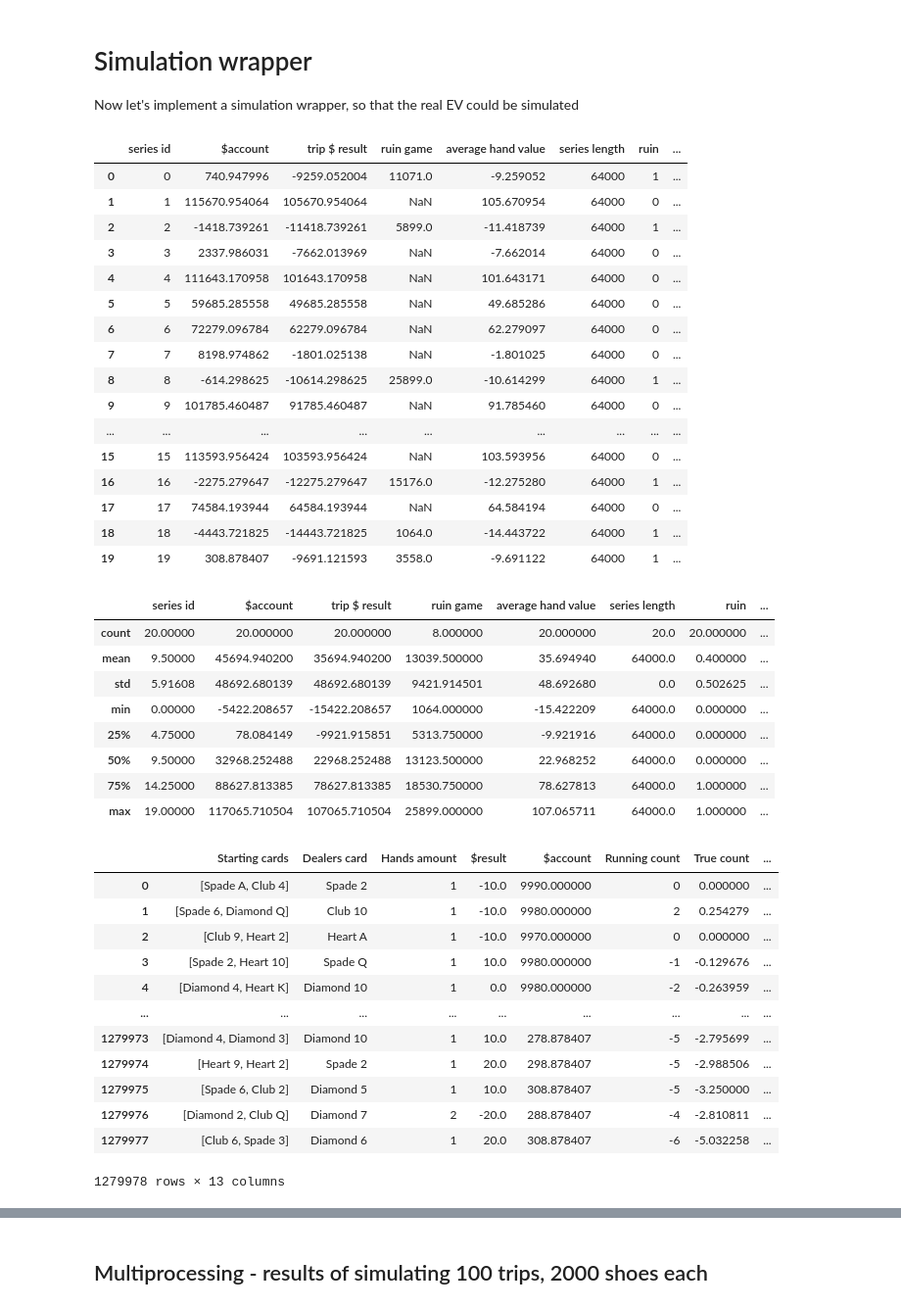
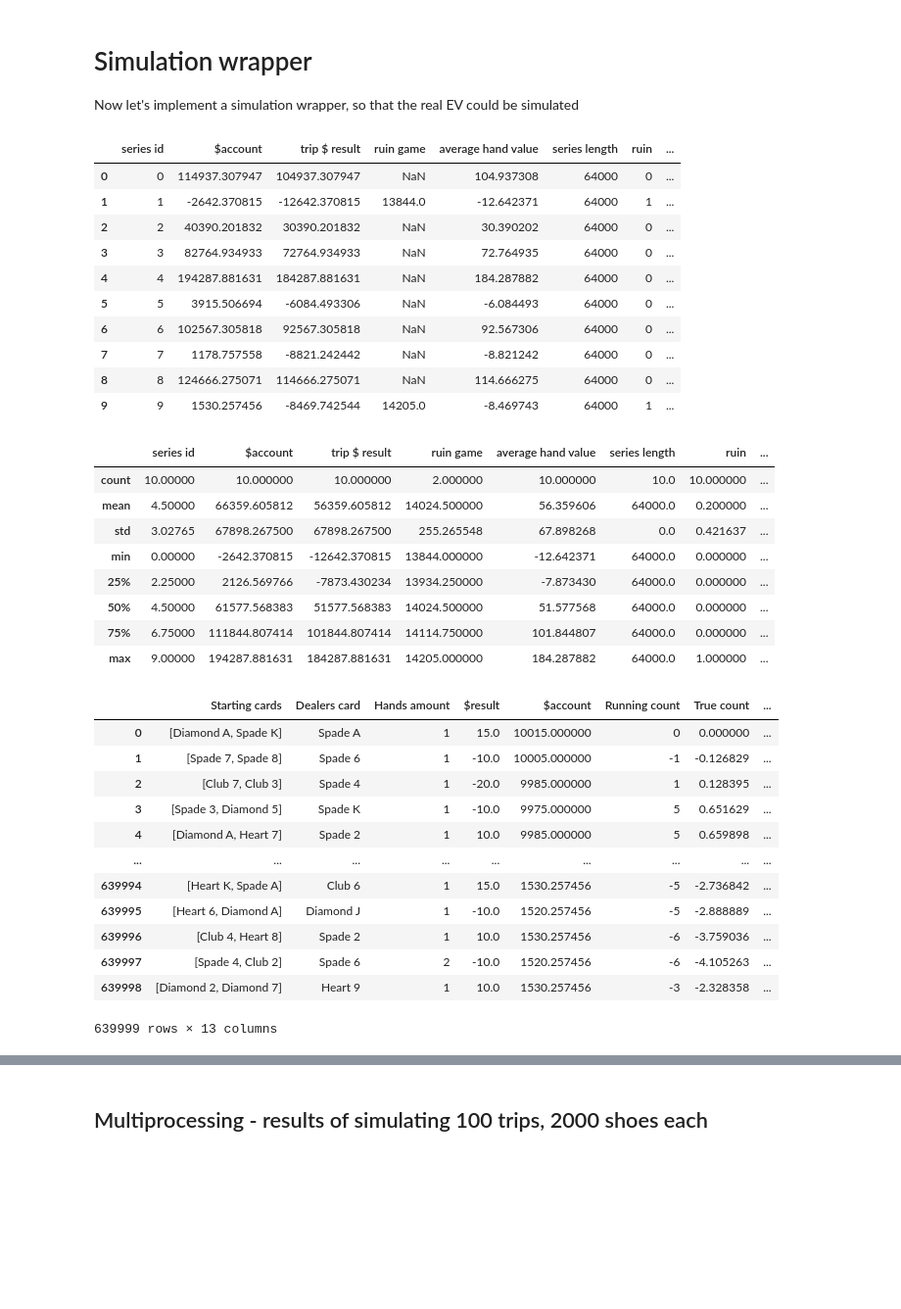
Before and after one commit to tomo-lord/BlackJack, a Jupyter notebook: BlackJack simulator.ipynb, the cells around one changed output, grey strips where cells are left out. Shown at 98% size. Saved outputs shown, nothing was run; the diff lists cells and outputs as text; code cells hidden in the pictures; blank space fills up the shorter version.

```diff
--- a/BlackJack simulator.ipynb
+++ b/BlackJack simulator.ipynb
@@ -258,61 +246,55 @@ Now let's implement a simulation wrapper, so that the real EV could be simulated
 from simulation_wrapper import BJ_simulation_wrapper
 # %%
 metadata, df = BJ_simulation_wrapper(
-        trips = 20,
+        trips = 10,
         starting_bankroll = 10000,
         min_table_bet=10,
         games_per_trip=1000,
         max_table_bet= 500,
         shoe_size=8,
         games_per_deck=8,
         decision_engine='kelly_and_exceptions')
 metadata
 # %% [output]
 |  | series id | $account | trip $ result | ruin game | average hand value | series length | ruin | ... |
-| 0 | 0 | 740.947996 | -9259.052004 | 11071.0 | -9.259052 | 64000 | 1 | ... |
-| 1 | 1 | 115670.954064 | 105670.954064 | NaN | 105.670954 | 64000 | 0 | ... |
-| 2 | 2 | -1418.739261 | -11418.739261 | 5899.0 | -11.418739 | 64000 | 1 | ... |
-| 3 | 3 | 2337.986031 | -7662.013969 | NaN | -7.662014 | 64000 | 0 | ... |
-| 4 | 4 | 111643.170958 | 101643.170958 | NaN | 101.643171 | 64000 | 0 | ... |
-| 5 | 5 | 59685.285558 | 49685.285558 | NaN | 49.685286 | 64000 | 0 | ... |
-| 6 | 6 | 72279.096784 | 62279.096784 | NaN | 62.279097 | 64000 | 0 | ... |
-| 7 | 7 | 8198.974862 | -1801.025138 | NaN | -1.801025 | 64000 | 0 | ... |
-| 8 | 8 | -614.298625 | -10614.298625 | 25899.0 | -10.614299 | 64000 | 1 | ... |
-| 9 | 9 | 101785.460487 | 91785.460487 | NaN | 91.785460 | 64000 | 0 | ... |
-| ... | ... | ... | ... | ... | ... | ... | ... | ... |
-| 15 | 15 | 113593.956424 | 103593.956424 | NaN | 103.593956 | 64000 | 0 | ... |
-| 16 | 16 | -2275.279647 | -12275.279647 | 15176.0 | -12.275280 | 64000 | 1 | ... |
-| 17 | 17 | 74584.193944 | 64584.193944 | NaN | 64.584194 | 64000 | 0 | ... |
-| 18 | 18 | -4443.721825 | -14443.721825 | 1064.0 | -14.443722 | 64000 | 1 | ... |
-| 19 | 19 | 308.878407 | -9691.121593 | 3558.0 | -9.691122 | 64000 | 1 | ... |
+| 0 | 0 | 114937.307947 | 104937.307947 | NaN | 104.937308 | 64000 | 0 | ... |
+| 1 | 1 | -2642.370815 | -12642.370815 | 13844.0 | -12.642371 | 64000 | 1 | ... |
+| 2 | 2 | 40390.201832 | 30390.201832 | NaN | 30.390202 | 64000 | 0 | ... |
+| 3 | 3 | 82764.934933 | 72764.934933 | NaN | 72.764935 | 64000 | 0 | ... |
+| 4 | 4 | 194287.881631 | 184287.881631 | NaN | 184.287882 | 64000 | 0 | ... |
+| 5 | 5 | 3915.506694 | -6084.493306 | NaN | -6.084493 | 64000 | 0 | ... |
+| 6 | 6 | 102567.305818 | 92567.305818 | NaN | 92.567306 | 64000 | 0 | ... |
+| 7 | 7 | 1178.757558 | -8821.242442 | NaN | -8.821242 | 64000 | 0 | ... |
+| 8 | 8 | 124666.275071 | 114666.275071 | NaN | 114.666275 | 64000 | 0 | ... |
+| 9 | 9 | 1530.257456 | -8469.742544 | 14205.0 | -8.469743 | 64000 | 1 | ... |
 # %%
 metadata.describe()
 # %% [output]
 |  | series id | $account | trip $ result | ruin game | average hand value | series length | ruin | ... |
-| count | 20.00000 | 20.000000 | 20.000000 | 8.000000 | 20.000000 | 20.0 | 20.000000 | ... |
-| mean | 9.50000 | 45694.940200 | 35694.940200 | 13039.500000 | 35.694940 | 64000.0 | 0.400000 | ... |
-| std | 5.91608 | 48692.680139 | 48692.680139 | 9421.914501 | 48.692680 | 0.0 | 0.502625 | ... |
-| min | 0.00000 | -5422.208657 | -15422.208657 | 1064.000000 | -15.422209 | 64000.0 | 0.000000 | ... |
-| 25% | 4.75000 | 78.084149 | -9921.915851 | 5313.750000 | -9.921916 | 64000.0 | 0.000000 | ... |
-| 50% | 9.50000 | 32968.252488 | 22968.252488 | 13123.500000 | 22.968252 | 64000.0 | 0.000000 | ... |
-| 75% | 14.25000 | 88627.813385 | 78627.813385 | 18530.750000 | 78.627813 | 64000.0 | 1.000000 | ... |
-| max | 19.00000 | 117065.710504 | 107065.710504 | 25899.000000 | 107.065711 | 64000.0 | 1.000000 | ... |
+| count | 10.00000 | 10.000000 | 10.000000 | 2.000000 | 10.000000 | 10.0 | 10.000000 | ... |
+| mean | 4.50000 | 66359.605812 | 56359.605812 | 14024.500000 | 56.359606 | 64000.0 | 0.200000 | ... |
+| std | 3.02765 | 67898.267500 | 67898.267500 | 255.265548 | 67.898268 | 0.0 | 0.421637 | ... |
+| min | 0.00000 | -2642.370815 | -12642.370815 | 13844.000000 | -12.642371 | 64000.0 | 0.000000 | ... |
+| 25% | 2.25000 | 2126.569766 | -7873.430234 | 13934.250000 | -7.873430 | 64000.0 | 0.000000 | ... |
+| 50% | 4.50000 | 61577.568383 | 51577.568383 | 14024.500000 | 51.577568 | 64000.0 | 0.000000 | ... |
+| 75% | 6.75000 | 111844.807414 | 101844.807414 | 14114.750000 | 101.844807 | 64000.0 | 0.000000 | ... |
+| max | 9.00000 | 194287.881631 | 184287.881631 | 14205.000000 | 184.287882 | 64000.0 | 1.000000 | ... |
 # %%
 df
 # %% [output]
 |  | Starting cards | Dealers card | Hands amount | $result | $account | Running count | True count | ... |
-| 0 | [Spade A, Club 4] | Spade 2 | 1 | -10.0 | 9990.000000 | 0 | 0.000000 | ... |
-| 1 | [Spade 6, Diamond Q] | Club 10 | 1 | -10.0 | 9980.000000 | 2 | 0.254279 | ... |
-| 2 | [Club 9, Heart 2] | Heart A | 1 | -10.0 | 9970.000000 | 0 | 0.000000 | ... |
-| 3 | [Spade 2, Heart 10] | Spade Q | 1 | 10.0 | 9980.000000 | -1 | -0.129676 | ... |
-| 4 | [Diamond 4, Heart K] | Diamond 10 | 1 | 0.0 | 9980.000000 | -2 | -0.263959 | ... |
+| 0 | [Diamond A, Spade K] | Spade A | 1 | 15.0 | 10015.000000 | 0 | 0.000000 | ... |
+| 1 | [Spade 7, Spade 8] | Spade 6 | 1 | -10.0 | 10005.000000 | -1 | -0.126829 | ... |
+| 2 | [Club 7, Club 3] | Spade 4 | 1 | -20.0 | 9985.000000 | 1 | 0.128395 | ... |
+| 3 | [Spade 3, Diamond 5] | Spade K | 1 | -10.0 | 9975.000000 | 5 | 0.651629 | ... |
+| 4 | [Diamond A, Heart 7] | Spade 2 | 1 | 10.0 | 9985.000000 | 5 | 0.659898 | ... |
 | ... | ... | ... | ... | ... | ... | ... | ... | ... |
-| 1279973 | [Diamond 4, Diamond 3] | Diamond 10 | 1 | 10.0 | 278.878407 | -5 | -2.795699 | ... |
-| 1279974 | [Heart 9, Heart 2] | Spade 2 | 1 | 20.0 | 298.878407 | -5 | -2.988506 | ... |
-| 1279975 | [Spade 6, Club 2] | Diamond 5 | 1 | 10.0 | 308.878407 | -5 | -3.250000 | ... |
-| 1279976 | [Diamond 2, Club Q] | Diamond 7 | 2 | -20.0 | 288.878407 | -4 | -2.810811 | ... |
-| 1279977 | [Club 6, Spade 3] | Diamond 6 | 1 | 20.0 | 308.878407 | -6 | -5.032258 | ... |
+| 639994 | [Heart K, Spade A] | Club 6 | 1 | 15.0 | 1530.257456 | -5 | -2.736842 | ... |
+| 639995 | [Heart 6, Diamond A] | Diamond J | 1 | -10.0 | 1520.257456 | -5 | -2.888889 | ... |
+| 639996 | [Club 4, Heart 8] | Spade 2 | 1 | 10.0 | 1530.257456 | -6 | -3.759036 | ... |
+| 639997 | [Spade 4, Club 2] | Spade 6 | 2 | -10.0 | 1520.257456 | -6 | -4.105263 | ... |
+| 639998 | [Diamond 2, Diamond 7] | Heart 9 | 1 | 10.0 | 1530.257456 | -3 | -2.328358 | ... |
-1279978 rows × 13 columns
+639999 rows × 13 columns
 # %%
 df.describe()
 # %% [output]
```
Also changed, not shown: parts of 16 cells of this notebook, 2 other files.
